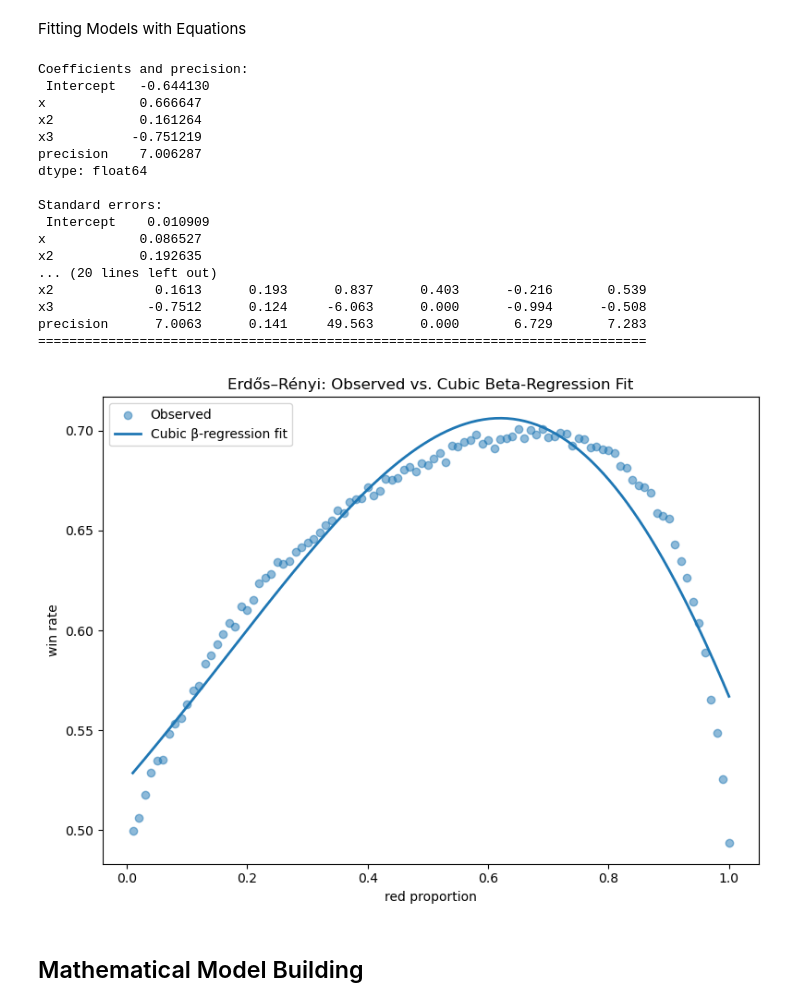
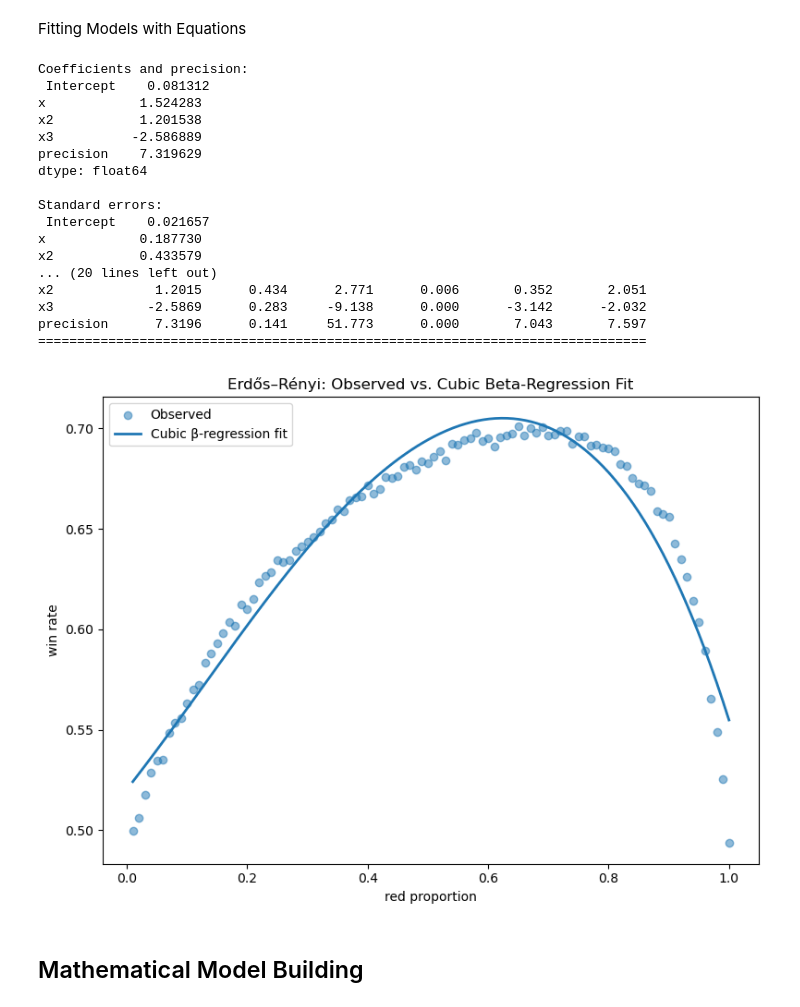
Before and after one commit to khoanguyen12345/MathModelingFinal, a Jupyter notebook: MathModeling_FinalProject.ipynb, the cells around one changed output. Drawn from its saved outputs; the diff is of its cells as text; code cells hidden in the pictures.

Commit message:
changed log link to logit

```diff
--- a/MathModeling_FinalProject.ipynb
+++ b/MathModeling_FinalProject.ipynb
@@ -885,7 +885,7 @@ df['x3'] = df.x**3
 model = BetaModel.from_formula(
     'y ~ x + x2 + x3',
     data=df,
-    link=log()
+    link=logit()
 )
 result = model.fit()
 
@@ -899,45 +899,45 @@ print(result.summary())
 x_vals = df['x']
 y_vals = df['y']
 
 # build a grid for smoothing
 x_grid = np.linspace(x_vals.min(), x_vals.max(), 200)
 grid_df = pd.DataFrame({
     'x':  x_grid,
     'x2': x_grid**2,
     'x3': x_grid**3
 })
 
 # get predicted mean on the grid
 mu_grid = result.predict(grid_df)
 
 plt.figure(figsize=(8,6))
 plt.scatter(x_vals, y_vals, alpha=0.5, label='Observed')
 plt.plot(x_grid, mu_grid, lw=2, label='Cubic β-regression fit')
 plt.xlabel('red proportion')
 plt.ylabel('win rate')
 plt.title('Erdős–Rényi: Observed vs. Cubic Beta-Regression Fit')
 plt.legend()
 plt.tight_layout()
 plt.show()
 # %% [output]
 Coefficients and precision:
- Intercept   -0.644130
-x            0.666647
-x2           0.161264
-x3          -0.751219
-precision    7.006287
+ Intercept    0.081312
+x            1.524283
+x2           1.201538
+x3          -2.586889
+precision    7.319629
 dtype: float64
 
 Standard errors:
- Intercept    0.010909
-x            0.086527
-x2           0.192635
+ Intercept    0.021657
+x            0.187730
+x2           0.433579
 ... (20 lines left out)
-x2             0.1613      0.193      0.837      0.403      -0.216       0.539
-x3            -0.7512      0.124     -6.063      0.000      -0.994      -0.508
-precision      7.0063      0.141     49.563      0.000       6.729       7.283
+x2             1.2015      0.434      2.771      0.006       0.352       2.051
+x3            -2.5869      0.283     -9.138      0.000      -3.142      -2.032
+precision      7.3196      0.141     51.773      0.000       7.043       7.597
 ==============================================================================
-[figure, old version]
+[figure, new version]
 # %% [markdown]
 ## Mathematical Model Building
 # %%
```
